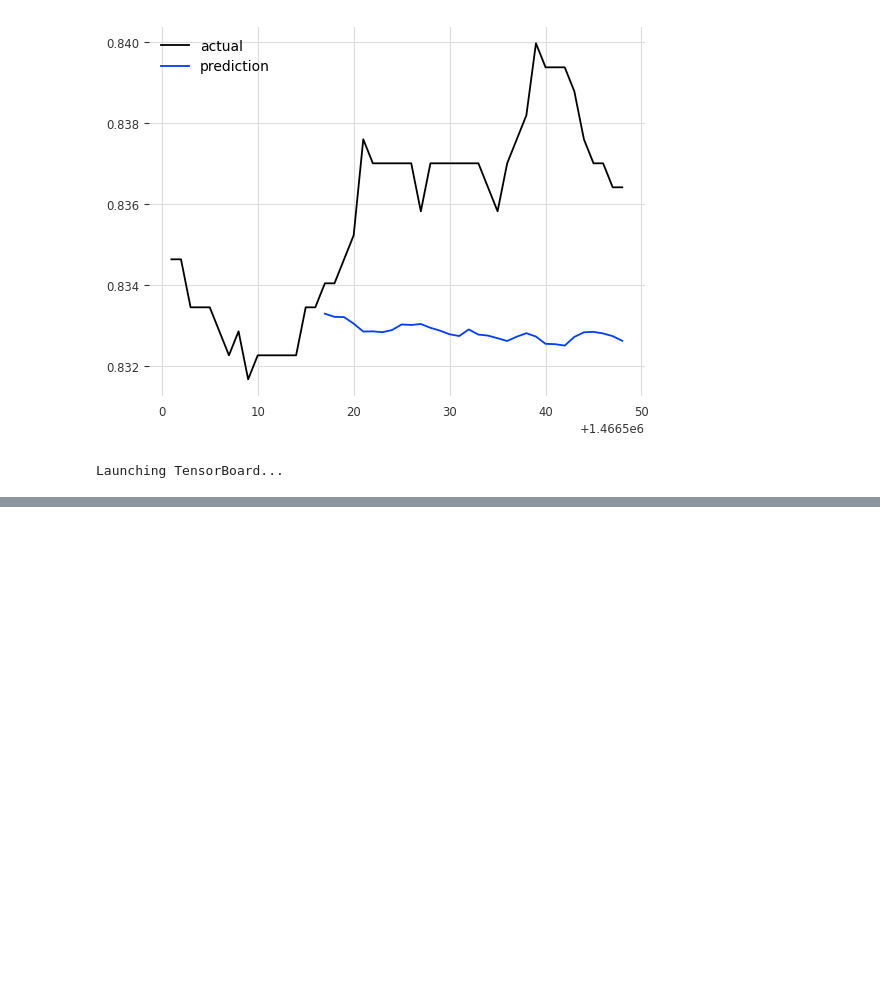
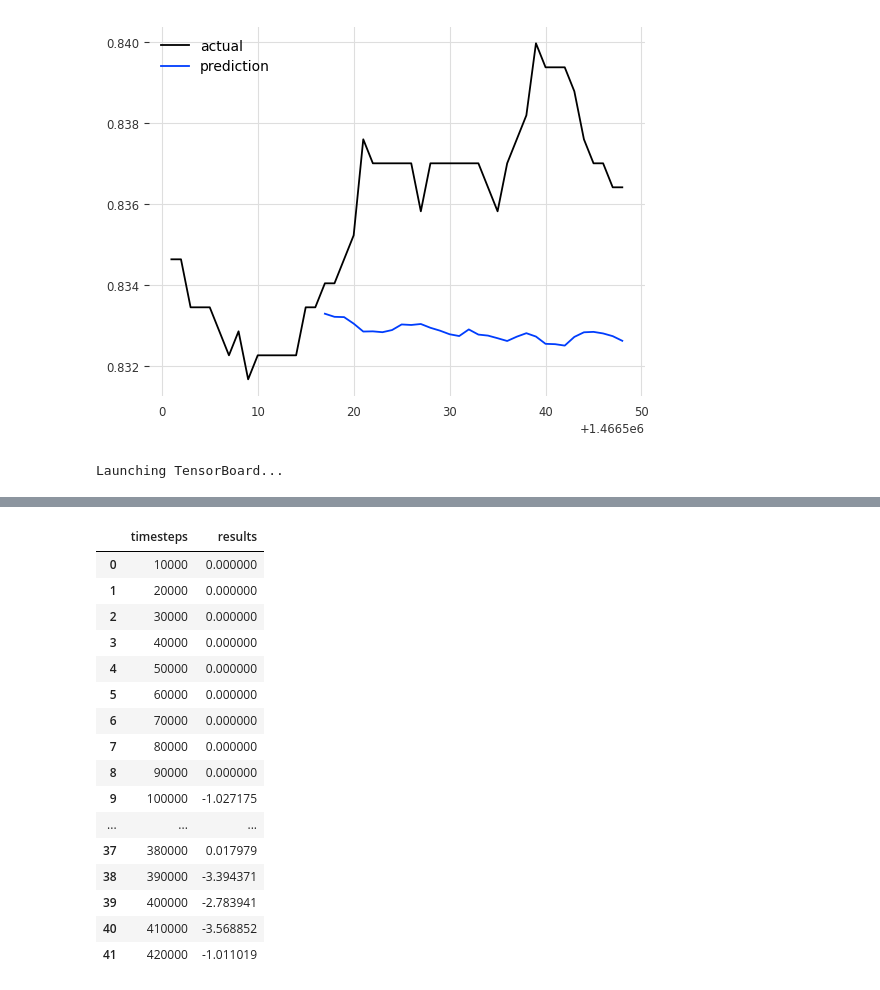
Before and after one commit to Klok-e/python-price-predict-experiment, a Jupyter notebook: price prediction_v3.ipynb, the cells around one changed output, grey strips where cells are left out. Drawn from its saved outputs; the diff is of its cells as text; code cells hidden in the pictures; blank space fills up the shorter version.

```diff
--- a/price prediction_v3.ipynb
+++ b/price prediction_v3.ipynb
@@ -625,3 +679,27 @@ TypeError: 'NoneType' object is not iterable
+# %%
+evaluations=np.load("rl-model-best-model/results/evaluations.npz")
+evaluations_df = pd.DataFrame()
+evaluations_df["timesteps"] = evaluations["timesteps"]
+evaluations_df["results"] = evaluations["results"].mean(axis=1)
+evaluations_df
+# %% [output]
+|  | timesteps | results |
+| 0 | 10000 | 0.000000 |
+| 1 | 20000 | 0.000000 |
+| 2 | 30000 | 0.000000 |
+| 3 | 40000 | 0.000000 |
+| 4 | 50000 | 0.000000 |
+| 5 | 60000 | 0.000000 |
+| 6 | 70000 | 0.000000 |
+| 7 | 80000 | 0.000000 |
+| 8 | 90000 | 0.000000 |
+| 9 | 100000 | -1.027175 |
+| ... | ... | ... |
+| 37 | 380000 | 0.017979 |
+| 38 | 390000 | -3.394371 |
+| 39 | 400000 | -2.783941 |
+| 40 | 410000 | -3.568852 |
+| 41 | 420000 | -1.011019 |
 # %%
 # backtesting
 
```
Also changed, not shown: parts of 7 cells of this notebook, 2 other files.
